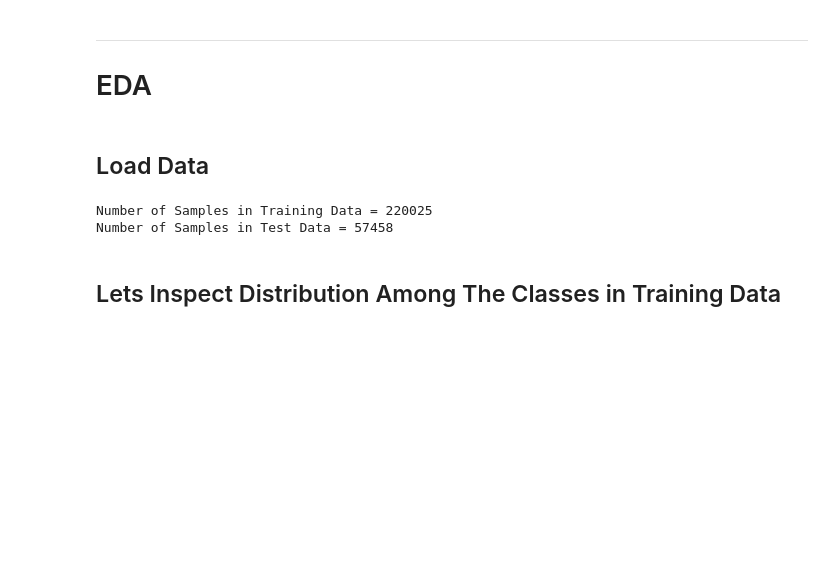
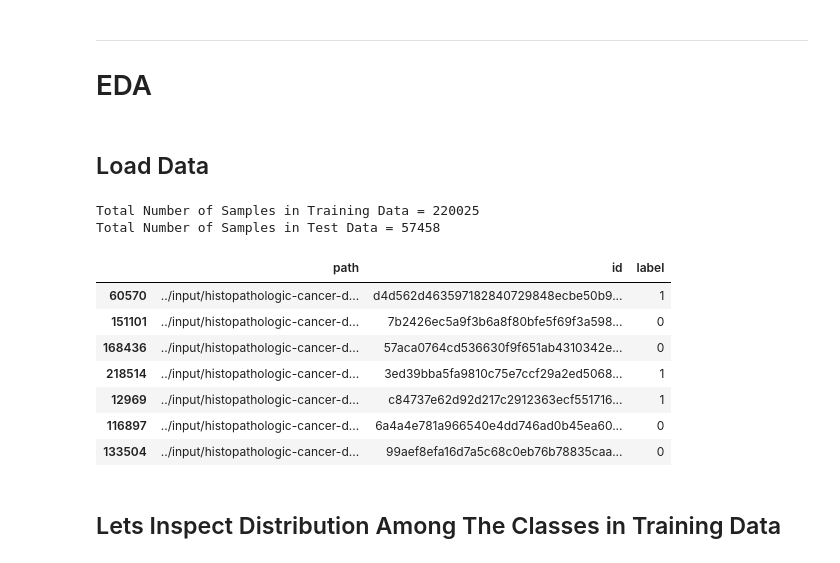
Before and after one commit to kristopher-smith/CNN-Cancer-Detection, a Jupyter notebook: cnn-cancer-detection.ipynb, the cells around one changed output. Drawn from its saved outputs; the diff is of its cells as text; code cells hidden in the pictures; blank space fills up the shorter version.

```diff
--- a/cnn-cancer-detection.ipynb
+++ b/cnn-cancer-detection.ipynb
@@ -16,8 +24,8 @@ import matplotlib.pyplot as plt
 # %% [markdown]
 ## Load Data
 # %%
-print(f'Number of Samples in Training Data = {len(os.listdir("../input/histopathologic-cancer-detection/train"))}')
-print(f'Number of Samples in Test Data = {len(os.listdir("../input/histopathologic-cancer-detection/test"))}')
+print(f'Total Number of Samples in Training Data = {len(os.listdir("../input/histopathologic-cancer-detection/train"))}')
+print(f'Total Number of Samples in Test Data = {len(os.listdir("../input/histopathologic-cancer-detection/test"))}')
 # %% [output]
-Number of Samples in Training Data = 220025
-Number of Samples in Test Data = 57458
+Total Number of Samples in Training Data = 220025
+Total Number of Samples in Test Data = 57458
@@ -26,3 +32,31 @@ train_path = "../input/histopathologic-cancer-detection/train/"
+# %%
+path = "../input/histopathologic-cancer-detection/"
+train_path = path + 'train/'
+test_path = path + 'test/'
+
+### Read data into pandas frames ###
+## Load training and testing file names into frames
+df = pd.DataFrame({'path': glob(os.path.join(train_path,'*.tif'))})
+df_test = pd.DataFrame({'path': glob(os.path.join(test_path,'*.tif'))})
+
+## Isolate the id from file names and store as id features in seperate column
+df['id'] = df.path.map(lambda x: x.split('/')[4].split(".")[0])
+
+## Read in training labels
+labels = pd.read_csv('../input/histopathologic-cancer-detection/train_labels.csv')
+
+## Add Labels to training data
+df = df.merge(labels, on = "id") # merge labels and filepaths
+df.sample(7)
+# %% [output]
+|  | path | id | label |
+| 60570 | ../input/histopathologic-cancer-d... | d4d562d463597182840729848ecbe50b9... | 1 |
+| 151101 | ../input/histopathologic-cancer-d... | 7b2426ec5a9f3b6a8f80bfe5f69f3a598... | 0 |
+| 168436 | ../input/histopathologic-cancer-d... | 57aca0764cd536630f9f651ab4310342e... | 0 |
+| 218514 | ../input/histopathologic-cancer-d... | 3ed39bba5fa9810c75e7ccf29a2ed5068... | 1 |
+| 12969 | ../input/histopathologic-cancer-d... | c84737e62d92d217c2912363ecf551716... | 1 |
+| 116897 | ../input/histopathologic-cancer-d... | 6a4a4e781a966540e4dd746ad0b45ea60... | 0 |
+| 133504 | ../input/histopathologic-cancer-d... | 99aef8efa16d7a5c68c0eb76b78835caa... | 0 |
 # %% [markdown]
 ## Lets Inspect Distribution Among The Classes in Training Data
 # %%
```
Also changed, not shown: parts of 5 cells of this notebook.
